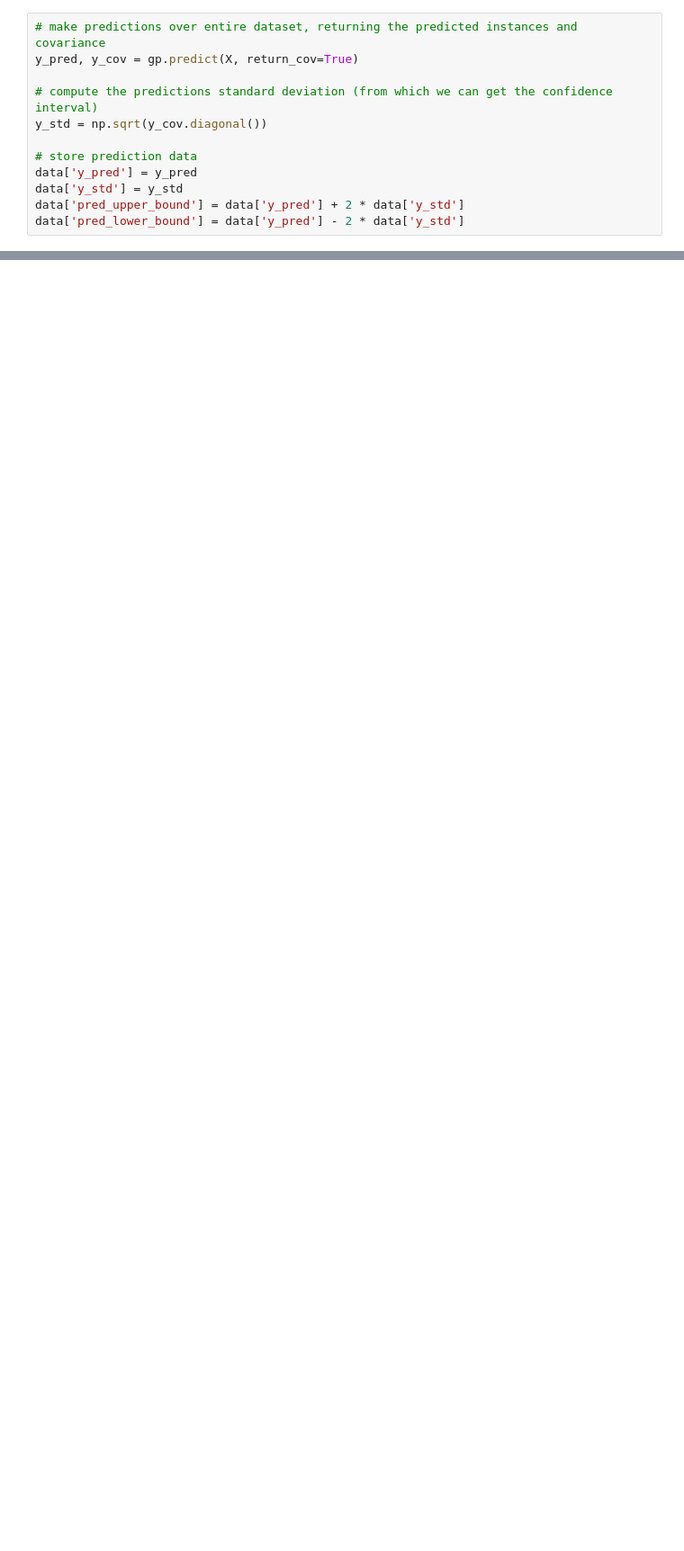
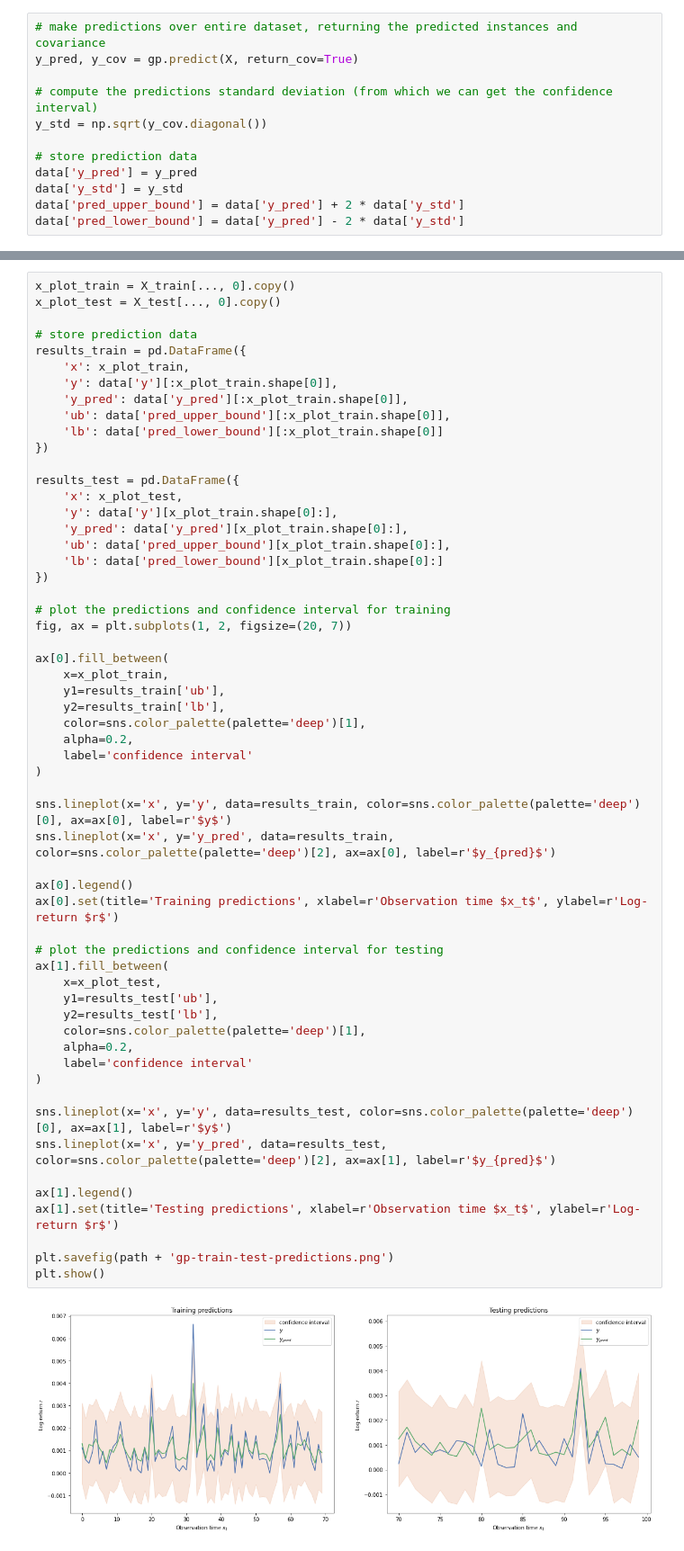
Before and after one commit to gittmp/GPR-for-financial-series, a Jupyter notebook: gaussian_process.ipynb, the cells around one changed output, grey strips where cells are left out. Shown at 90% size. Drawn from its saved outputs; the diff is of its cells as text; blank space fills up the shorter version.

```diff
--- a/gaussian_process.ipynb
+++ b/gaussian_process.ipynb
@@ -478,0 +461,59 @@ MSE relative increase = 2.210401330134813
+# %%
+x_plot_train = X_train[..., 0].copy()
+x_plot_test = X_test[..., 0].copy()
+
+# store prediction data
+results_train = pd.DataFrame({
+    'x': x_plot_train,
+    'y': data['y'][:x_plot_train.shape[0]],
+    'y_pred': data['y_pred'][:x_plot_train.shape[0]],
+    'ub': data['pred_upper_bound'][:x_plot_train.shape[0]],
+    'lb': data['pred_lower_bound'][:x_plot_train.shape[0]]
+})
+
+results_test = pd.DataFrame({
+    'x': x_plot_test,
+    'y': data['y'][x_plot_train.shape[0]:],
+    'y_pred': data['y_pred'][x_plot_train.shape[0]:],
+    'ub': data['pred_upper_bound'][x_plot_train.shape[0]:],
+    'lb': data['pred_lower_bound'][x_plot_train.shape[0]:]
+})
+
+# plot the predictions and confidence interval for training
+fig, ax = plt.subplots(1, 2, figsize=(20, 7))
+
+ax[0].fill_between(
+    x=x_plot_train,
+    y1=results_train['ub'],
+    y2=results_train['lb'],
+    color=sns.color_palette(palette='deep')[1],
+    alpha=0.2,
+    label='confidence interval'
+)
+
+sns.lineplot(x='x', y='y', data=results_train, color=sns.color_palette(palette='deep')[0], ax=ax[0], label=r'$y$')
+sns.lineplot(x='x', y='y_pred', data=results_train, color=sns.color_palette(palette='deep')[2], ax=ax[0], label=r'$y_{pred}$')
+
+ax[0].legend()
+ax[0].set(title='Training predictions', xlabel=r'Observation time $x_t$', ylabel=r'Log-return $r$')
+
+# plot the predictions and confidence interval for testing
+ax[1].fill_between(
+    x=x_plot_test,
+    y1=results_test['ub'],
+    y2=results_test['lb'],
+    color=sns.color_palette(palette='deep')[1],
+    alpha=0.2,
+    label='confidence interval'
+)
+
+sns.lineplot(x='x', y='y', data=results_test, color=sns.color_palette(palette='deep')[0], ax=ax[1], label=r'$y$')
+sns.lineplot(x='x', y='y_pred', data=results_test, color=sns.color_palette(palette='deep')[2], ax=ax[1], label=r'$y_{pred}$')
+
+ax[1].legend()
+ax[1].set(title='Testing predictions', xlabel=r'Observation time $x_t$', ylabel=r'Log-return $r$')
+
+plt.savefig(path + 'gp-train-test-predictions.png')
+plt.show()
+# %% [output]
+[figure, added]
```
Also changed, not shown: parts of 8 cells of this notebook.
